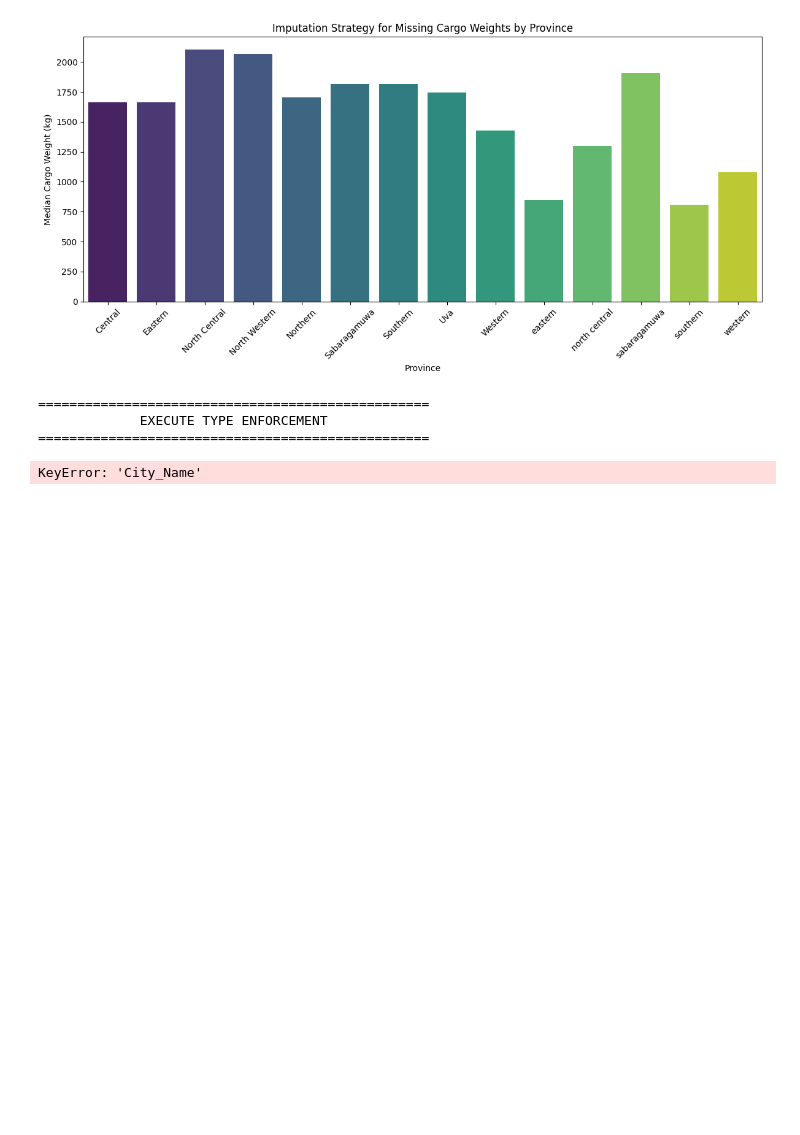
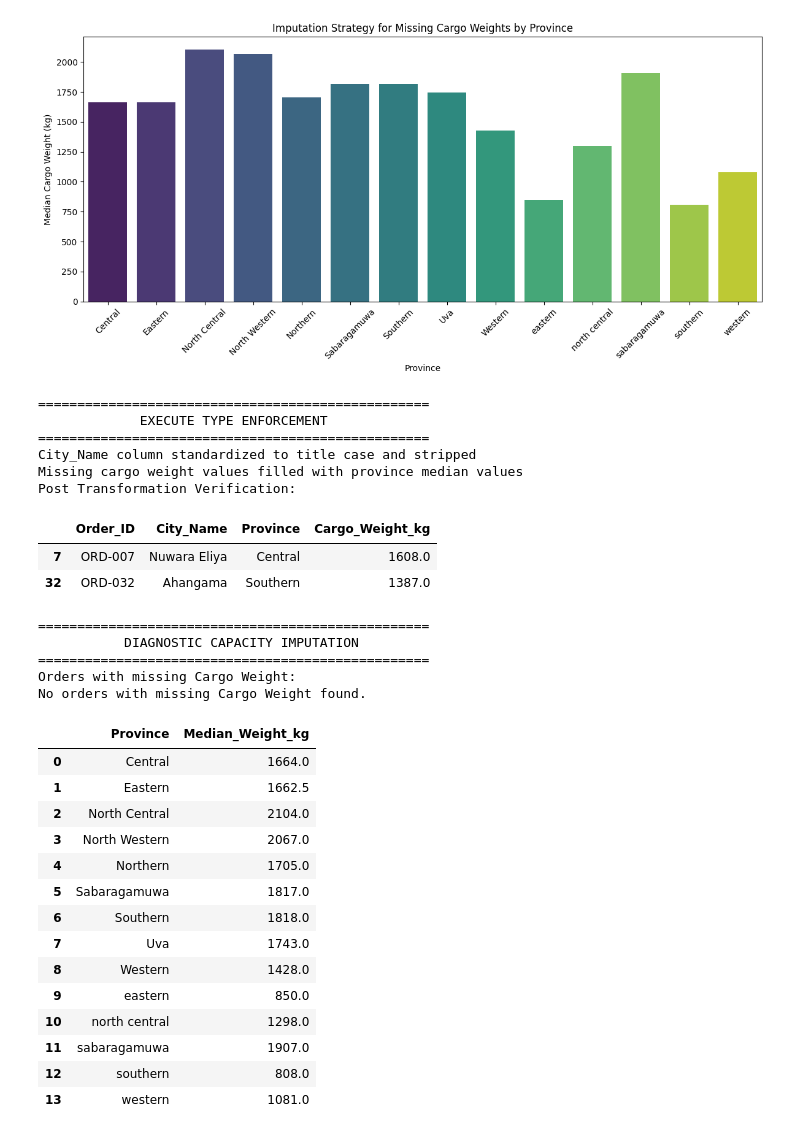
Before and after one commit to goyumsamuditha/Q3_Route_Scheduler, a Jupyter notebook: notebooks/ETL_Data_Prep.ipynb, the cells around one changed output. Saved outputs shown, nothing was run; the diff lists cells and outputs as text; code cells hidden in the pictures; blank space fills up the shorter version.

```diff
--- a/notebooks/ETL_Data_Prep.ipynb
+++ b/notebooks/ETL_Data_Prep.ipynb
@@ -212,32 +213,67 @@ Passing `palette` without assigning `hue` is deprecated and will be removed in v
   sns.barplot(data=province_medians, x='Province', y='Cargo_Weight_kg', palette='viridis')
 [figure]
 # %%
-import pandas as pd
-
 print("==================================================")
 print("             EXECUTE TYPE ENFORCEMENT             ")
 print("==================================================")
 
 # text standarization
-# ensure delivery_orders is the DataFrame (fall back to dfs['Delivery_Orders'] if needed)
-if isinstance(delivery_orders, pd.Series) or 'City_Name' not in getattr(delivery_orders, 'columns', []):
-    if isinstance(dfs, dict) and 'Delivery_Orders' in dfs:
-        delivery_orders = dfs['Delivery_Orders'].copy()
-
-# Standardize City_Name if present
-if 'City_Name' in delivery_orders.columns:
-    delivery_orders['City_Name'] = delivery_orders['City_Name'].astype(str).str.title().str.strip()
+delivery_orders['City_Name'] = delivery_orders['City_Name'].str.title().str.strip()
 print("City_Name column standardized to title case and stripped")
 
 # Inject the province median cargo weight into the missing values
-delivery_orders = delivery_orders['Cargo_Weight_kg'].fillna(delivery_orders.groupby('Province')['Cargo_Weight_kg'].transform('median'))
+delivery_orders['Cargo_Weight_kg'] = delivery_orders['Cargo_Weight_kg'].fillna(delivery_orders.groupby('Province')['Cargo_Weight_kg'].transform('median'))
 print("Missing cargo weight values filled with province median values")
 
 print("Post Transformation Verification:")
-verified_missing_cargo_weight = delivery_orders[delivery_orders['Cargo_Weight_kg'].isnull()]
+verified_missing_cargo_weight = delivery_orders[delivery_orders['Order_ID'].isin(['ORD-007', 'ORD-032'])]
 display(verified_missing_cargo_weight[['Order_ID', 'City_Name', 'Province', 'Cargo_Weight_kg']])
 # %% [output]
 ==================================================
              EXECUTE TYPE ENFORCEMENT
 ==================================================
+City_Name column standardized to title case and stripped
+Missing cargo weight values filled with province median values
+Post Transformation Verification:
-KeyError: 'City_Name'
+|  | Order_ID | City_Name | Province | Cargo_Weight_kg |
+| 7 | ORD-007 | Nuwara Eliya | Central | 1608.0 |
+| 32 | ORD-032 | Ahangama | Southern | 1387.0 |
+# %%
+print("==================================================")
+print("           DIAGNOSTIC CAPACITY IMPUTATION         ")
+print("==================================================")
+
+# Isolate the Blanks
+print("Orders with missing Cargo Weight:")
+missing_cargo_orders = delivery_orders[delivery_orders['Cargo_Weight_kg'].isnull()]
+if not missing_cargo_orders.empty:
+    display(missing_cargo_orders[['Order_ID', 'City_Name', 'Province', 'Cargo_Weight_kg']])
+else:
+    print("No orders with missing Cargo Weight found.")
+
+
+# Calculate the medians by province for imputation
+province_medians = delivery_orders.groupby('Province')['Cargo_Weight_kg'].median().reset_index()
+province_medians.rename(columns={'Cargo_Weight_kg': 'Median_Weight_kg'}, inplace=True)
+display(province_medians)
+# %% [output]
+==================================================
+           DIAGNOSTIC CAPACITY IMPUTATION
+==================================================
+Orders with missing Cargo Weight:
+No orders with missing Cargo Weight found.
+|  | Province | Median_Weight_kg |
+| 0 | Central | 1664.0 |
+| 1 | Eastern | 1662.5 |
+| 2 | North Central | 2104.0 |
+| 3 | North Western | 2067.0 |
+| 4 | Northern | 1705.0 |
+| 5 | Sabaragamuwa | 1817.0 |
+| 6 | Southern | 1818.0 |
+| 7 | Uva | 1743.0 |
+| 8 | Western | 1428.0 |
+| 9 | eastern | 850.0 |
+| 10 | north central | 1298.0 |
+| 11 | sabaragamuwa | 1907.0 |
+| 12 | southern | 808.0 |
+| 13 | western | 1081.0 |
```
Also changed, not shown: parts of 12 cells of this notebook.
